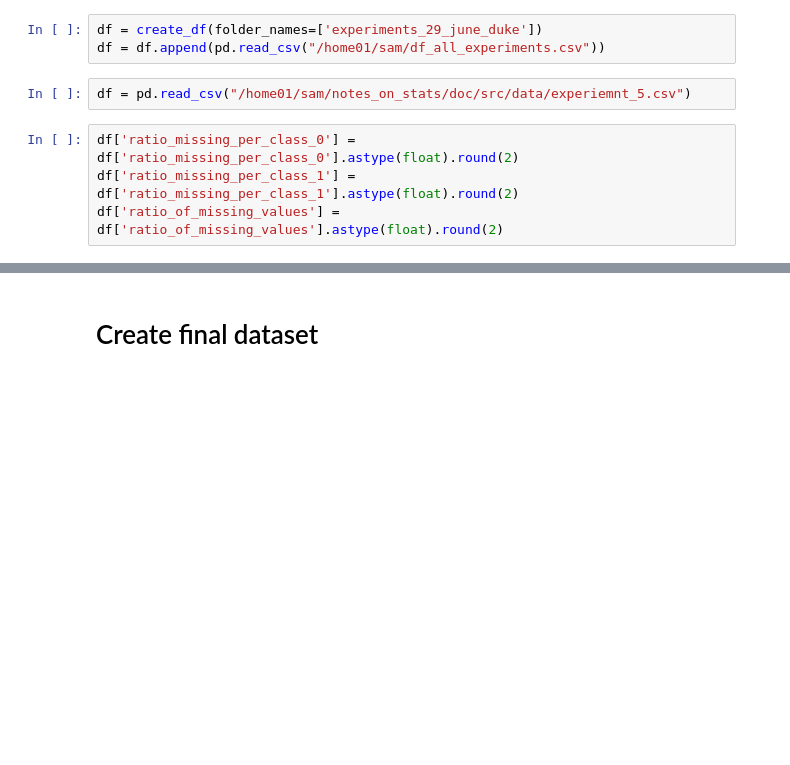
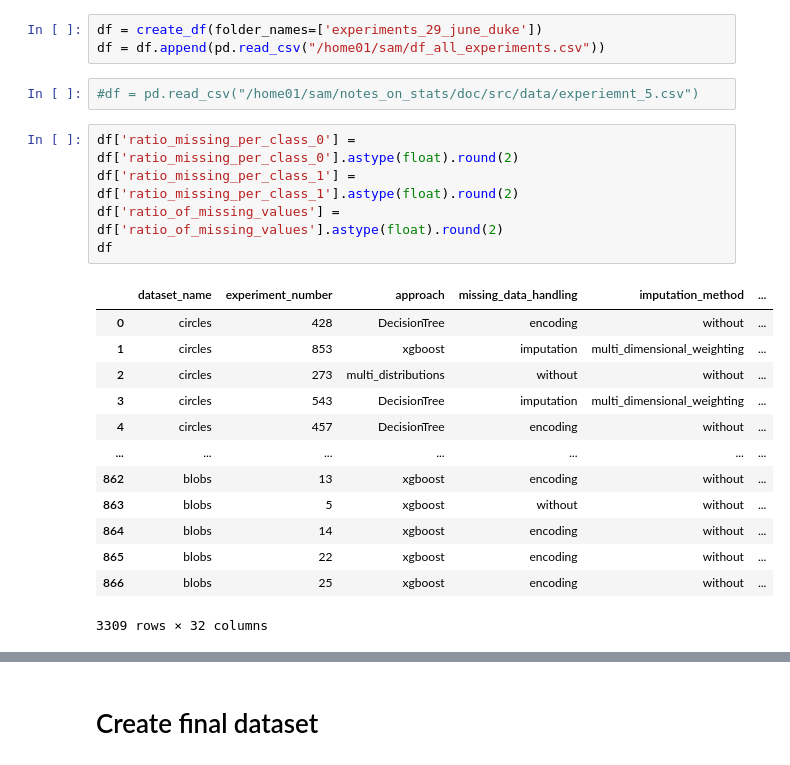
Before and after one commit to matiasdm/notes_on_stats, a Jupyter notebook: doc/notebooks/exp_5.ipynb, the cells around one changed output, grey strips where cells are left out. Drawn from its saved outputs; the diff is of its cells as text; blank space fills up the shorter version.

```diff
--- a/doc/notebooks/exp_5.ipynb
+++ b/doc/notebooks/exp_5.ipynb
@@ -23,11 +25,26 @@ range_use_missing_indicator_variables = [True, False]
 df = create_df(folder_names=['experiments_29_june_duke'])
 df = df.append(pd.read_csv("/home01/sam/df_all_experiments.csv"))
 # %%
-df = pd.read_csv("/home01/sam/notes_on_stats/doc/src/data/experiemnt_5.csv")
+#df = pd.read_csv("/home01/sam/notes_on_stats/doc/src/data/experiemnt_5.csv")
 # %%
 df['ratio_missing_per_class_0'] = df['ratio_missing_per_class_0'].astype(float).round(2)
 df['ratio_missing_per_class_1'] = df['ratio_missing_per_class_1'].astype(float).round(2)
 df['ratio_of_missing_values'] = df['ratio_of_missing_values'].astype(float).round(2)
+df
+# %% [output]
+|  | dataset_name | experiment_number | approach | missing_data_handling | imputation_method | ... |
+| 0 | circles | 428 | DecisionTree | encoding | without | ... |
+| 1 | circles | 853 | xgboost | imputation | multi_dimensional_weighting | ... |
+| 2 | circles | 273 | multi_distributions | without | without | ... |
+| 3 | circles | 543 | DecisionTree | imputation | multi_dimensional_weighting | ... |
+| 4 | circles | 457 | DecisionTree | encoding | without | ... |
+| ... | ... | ... | ... | ... | ... | ... |
+| 862 | blobs | 13 | xgboost | encoding | without | ... |
+| 863 | blobs | 5 | xgboost | without | without | ... |
+| 864 | blobs | 14 | xgboost | encoding | without | ... |
+| 865 | blobs | 22 | xgboost | encoding | without | ... |
+| 866 | blobs | 25 | xgboost | encoding | without | ... |
+3309 rows × 32 columns
 # %%
 """  Fix parameters """
 #Dataset default parameters
```
Also changed, not shown: parts of 5 cells of this notebook, 8 other files.
